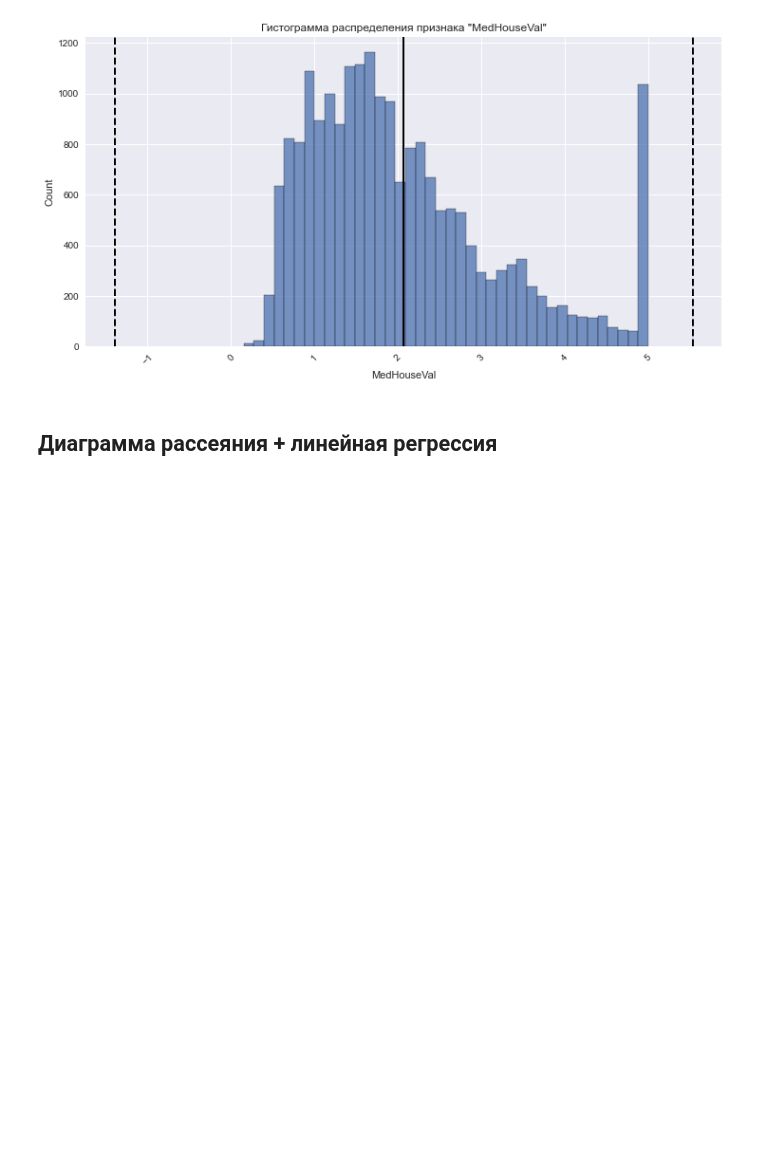
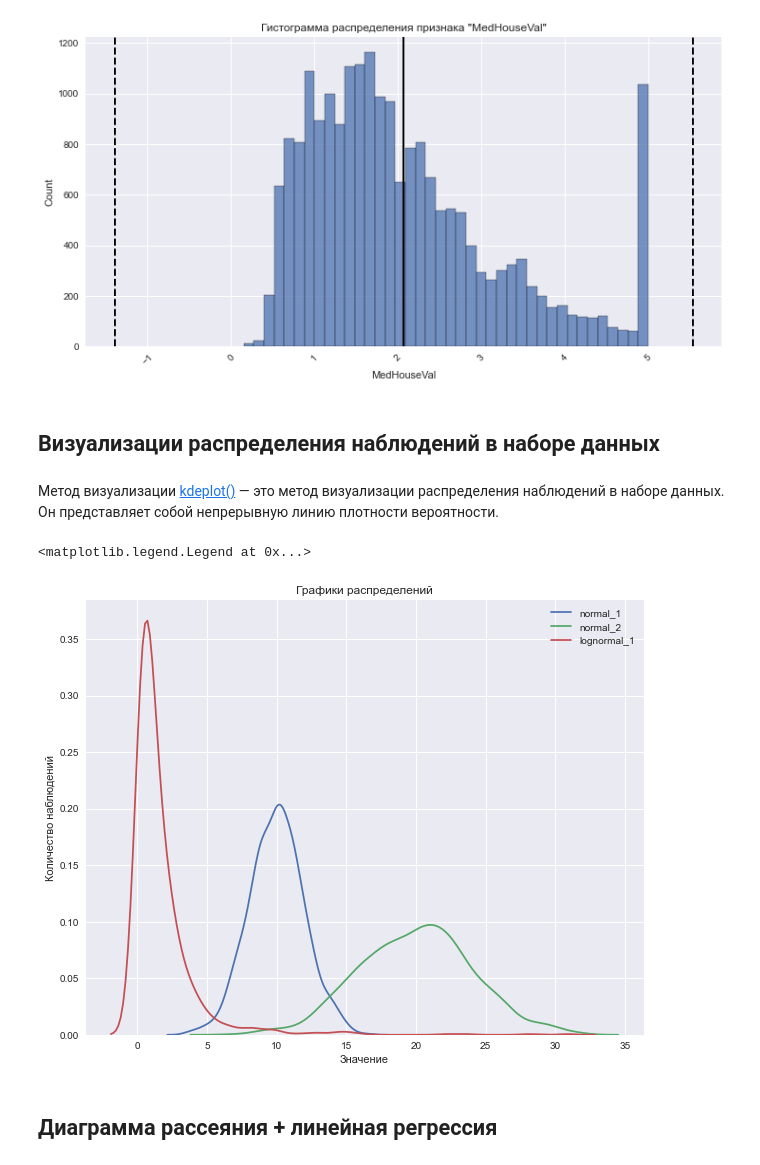
Before and after one commit to experiment0/data_science_helpers, a Jupyter notebook: articles/building_graphs.ipynb, the cells around one changed output. Saved outputs shown, nothing was run; the diff lists cells and outputs as text; code cells hidden in the pictures; blank space fills up the shorter version.

```diff
--- a/articles/building_graphs.ipynb
+++ b/articles/building_graphs.ipynb
@@ -183,6 +187,40 @@ histplot.set_title(f'Гистограмма распределения приз
 histplot.xaxis.set_tick_params(rotation=45)
 # %% [output]
 [figure]
+# %% [markdown]
+## Визуализации распределения наблюдений в наборе данных
+# %% [markdown]
+Метод визуализации [kdeplot()](https://seaborn.pydata.org/generated/seaborn.kdeplot.html) — это метод визуализации распределения наблюдений в наборе данных. \
+Он представляет собой непрерывную линию плотности вероятности.
+# %%
+# сгенерируем датасет из случайных чисел
+random_data = pd.DataFrame({
+    # Нормальное распределение, 10 – среднее значение, 2 – стандартное отклонение, 1000 – количество сэмплов
+    'normal_1': np.random.normal(10, 2, 1000),
+
+    # Нормальное распределение, 10 – среднее значение, 4 – стандартное отклонение, 1000 – количество сэмплов
+    'normal_2': np.random.normal(20, 4, 1000),
+
+    # Лонгнормальное распределение
+    # 30 - Среднее значение основного нормального распределения, 6 – стандартное отклонение,
+    # 1000 – количество сэмплов
+    'lognormal_1': np.random.lognormal(0, 1, 1000),
+})
+
+# фигура + координатная плоскость
+fig, ax = plt.subplots(ncols=1, figsize=(10, 8))
+ax.set_title('Графики распределений')
+ax.set_xlabel('Значение')
+ax.set_ylabel('Количество наблюдений')
+
+# kdeplot() (KDE – оценка плотности ядра) – специальный метод для графиков распределений
+sns.kdeplot(random_data['normal_1'], ax=ax, label ='normal_1')
+sns.kdeplot(random_data['normal_2'], ax=ax, label ='normal_2')
+sns.kdeplot(random_data['lognormal_1'], ax=ax, label ='lognormal_1')
+plt.legend()
+# %% [output]
+<matplotlib.legend.Legend at 0x...>
+[figure, added]
 # %% [markdown]
 ## Диаграмма рассеяния + линейная регрессия
 # %%
```
Also changed, not shown: parts of 1 cell of this notebook, 5 other files.
